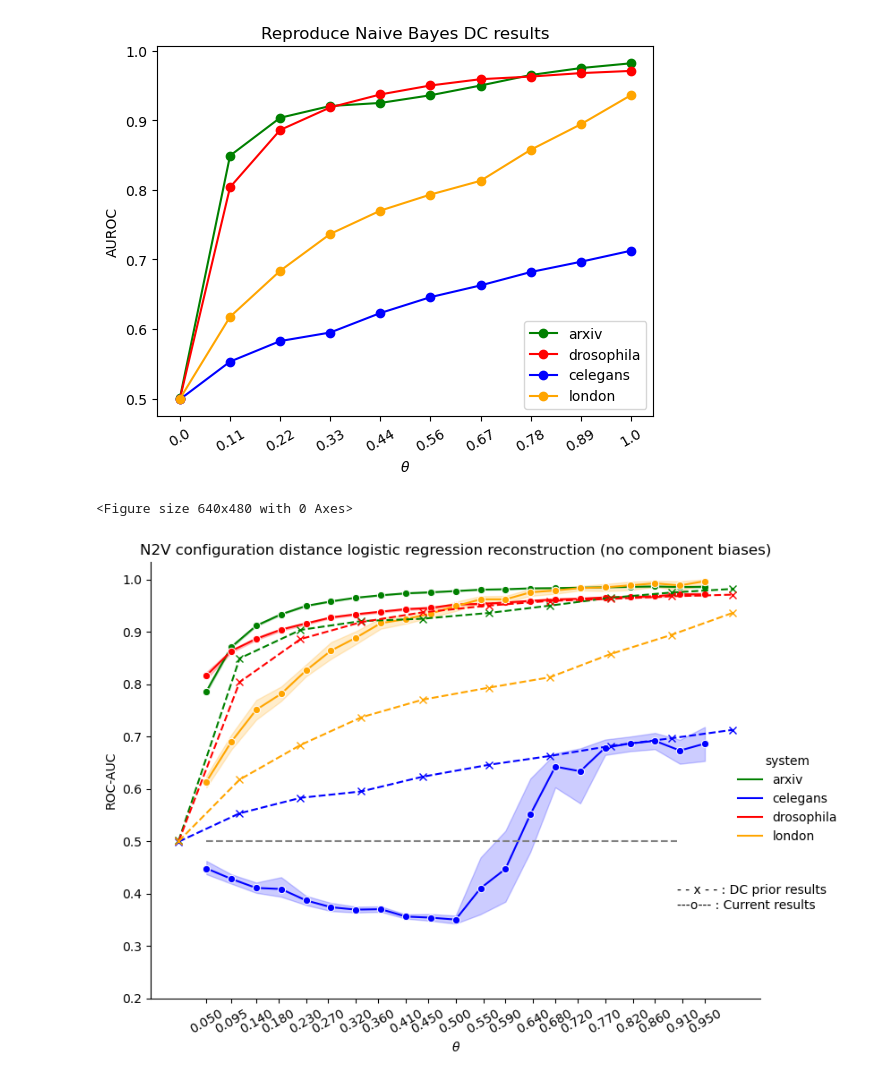
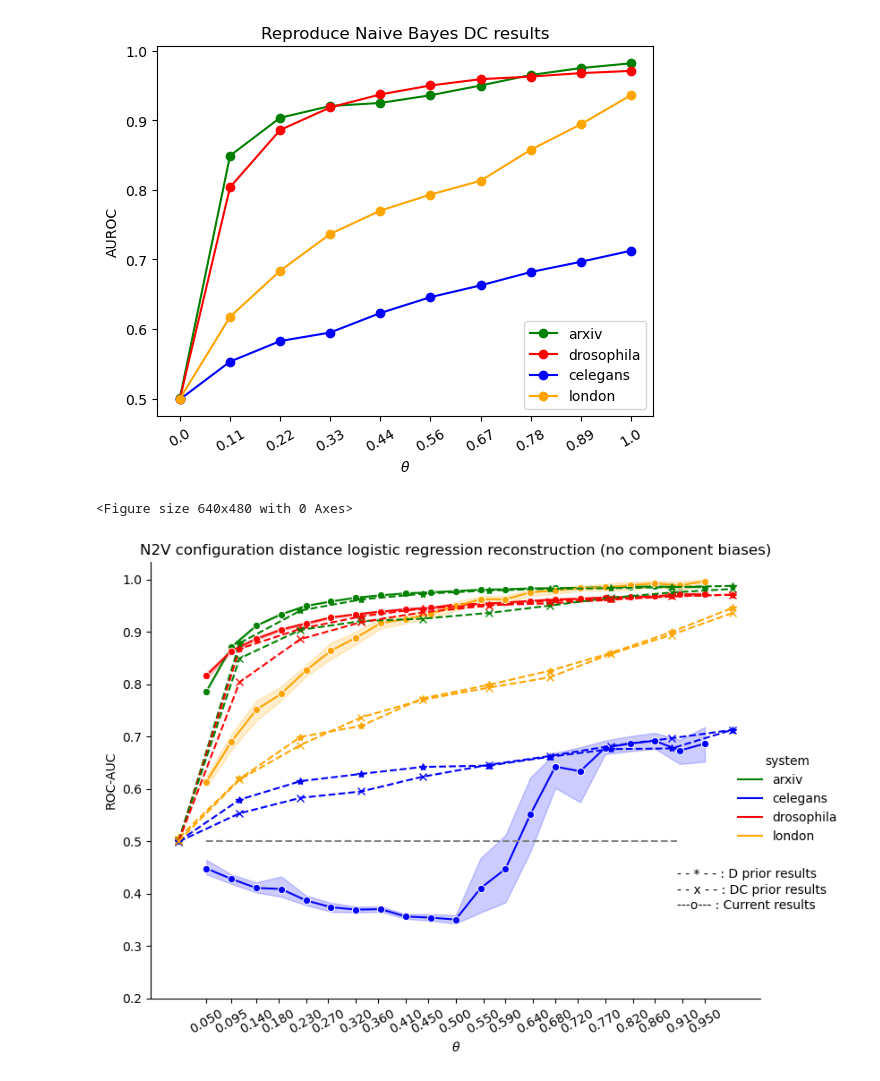
Before and after one commit to kaiser-dan/proj_naive-embedded-reconstruction, a Jupyter notebook: notebooks/viz/viz_EMB_ex27.ipynb, the cells around one changed output. Drawn from its saved outputs; the diff is of its cells as text; code cells hidden in the pictures.

Commit message:
Update previous MEC results

```diff
--- a/notebooks/viz/viz_EMB_ex27.ipynb
+++ b/notebooks/viz/viz_EMB_ex27.ipynb
@@ -29,4 +29,15 @@ metadata = {
 TAG = "{PROJECT_ID}{CURRENT_VERSION}_{RESEARCHERS}_{DATE}".format(**metadata)
 
 df = pd.read_csv(f"../../results/dataframes/dataframe_{TAG}.csv")
+# %%
+# MEC reference - D
+# Mistake with label, don't worry about DC in load statement
+with open("../../results/MEC/D-arxiv.pkl", "rb") as _fh:
+    arxiv_D = pickle.load(_fh)[('DC', 2, 6)]
+with open("../../results/MEC/D-drosophila.pkl", "rb") as _fh:
+    drosophila_D = pickle.load(_fh)[('DC', 1, 2)]
+with open("../../results/MEC/D-celegans.pkl", "rb") as _fh:
+    celegans_D = pickle.load(_fh)[('DC', 1, 2)]
+with open("../../results/MEC/D-london.pkl", "rb") as _fh:
+    london_D = pickle.load(_fh)[('DC', 1, 2)]
 # %%
@@ -144,32 +181,37 @@ sns.relplot(
 )
 ## MEC
 ticks_ = [float(np.format_float_scientific(x, precision=1)) for x in np.linspace(0, 1, 10)]
+plt.plot(ticks_, arxiv_D[2], label="arxiv", color="green", marker="*", linestyle="--")
+plt.plot(ticks_, drosophila_D[2], label="drosophila", color="red", marker="*", linestyle="--")
+plt.plot(ticks_, celegans_D[2], label="celegans", color="blue", marker="*", linestyle="--")
+plt.plot(ticks_, london_D[2], label="london", color="orange", marker="*", linestyle="--")
 plt.plot(ticks_, arxiv_DC[2], label="arxiv", color="green", marker="x", linestyle="--")
 plt.plot(ticks_, drosophila_DC[2], label="drosophila", color="red", marker="x", linestyle="--")
 plt.plot(ticks_, celegans_DC[2], label="celegans", color="blue", marker="x", linestyle="--")
 plt.plot(ticks_, london_DC[2], label="london", color="orange", marker="x", linestyle="--")
 
 # Axes configuration
 plt.hlines(0.5, 0.05, 0.9, linestyles="dashed", colors="gray")
 plt.xticks(
     [float(np.format_float_scientific(x, precision=1)) for x in set(df["theta"])],
     rotation=30
 )
 plt.xlabel("$\\theta$")
 
 
 plt.yticks(np.linspace(0.2, 1, endpoint=True, num=8+1))
 plt.ylabel("ROC-AUC")
 
 
 # Figure-level attributes
+plt.text(0.9, 0.43, "- - * - - : D prior results")
 plt.text(0.9, 0.4, "- - x - - : DC prior results")
 plt.text(0.9, 0.37, "---o--- : Current results")
 plt.title("N2V configuration distance logistic regression reconstruction (no component biases)")
 
 # Save plot
 plt.tight_layout()
 plt.savefig("../../results/plots/line_auroc-pfi_N2V-logreg-configuration-distance_MEC-baseline.png", facecolor="white", transparent=False)
 # %% [output]
 <Figure size 640x480 with 0 Axes>
-[figure, old version]
+[figure, new version]
```
Also changed, not shown: parts of 2 cells of this notebook, 8 other files.
